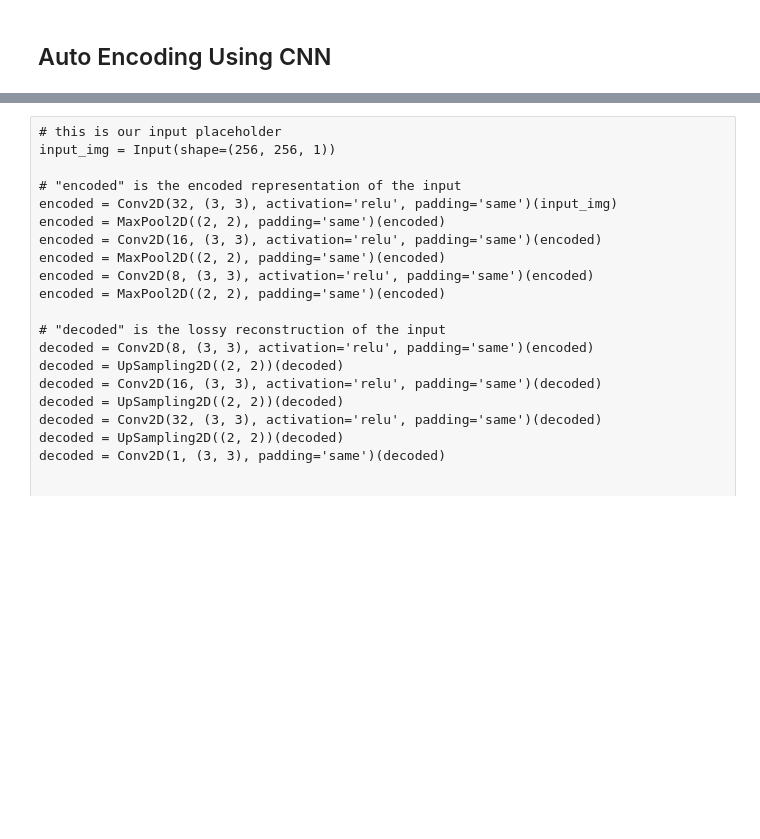
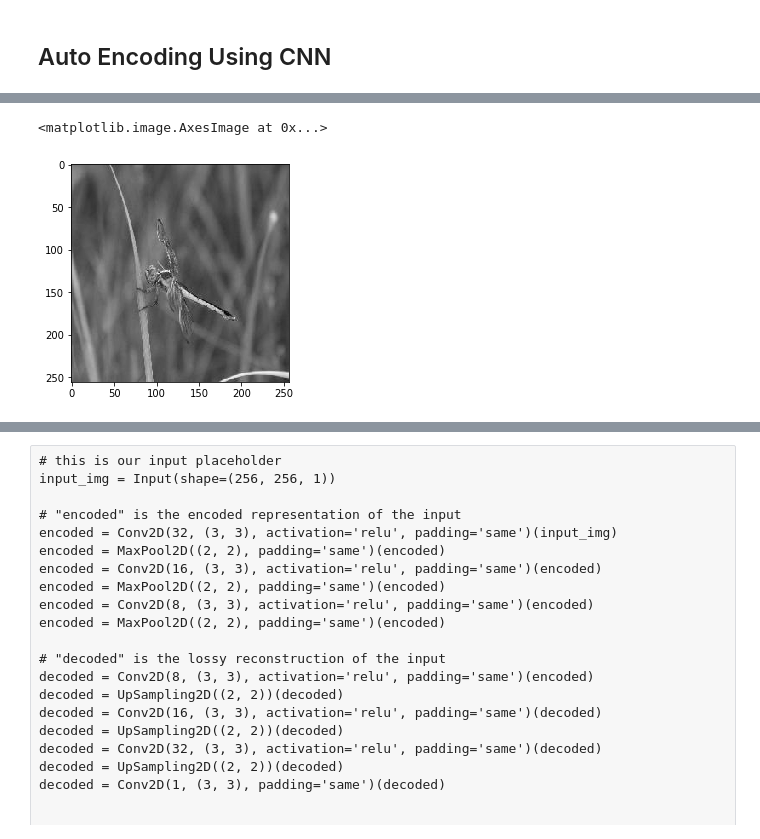
Before and after one commit to Gal-Gilor/The_Linnaeus_Bot, a Jupyter notebook: Unsupervised_models.ipynb, the cells around one changed output, grey strips where cells are left out. Cells and saved outputs as stored; diff of their text form; code cells hidden in the pictures; blank space fills up the shorter version.

```diff
--- a/Unsupervised_models.ipynb
+++ b/Unsupervised_models.ipynb
@@ -70,5 +121,8 @@ preds = autoencoder.predict(x_val)
 # %%
 reverted_x = np.squeeze(x_val, axis=-1)
 # %%
-plt.imshow(reverted_x[2].reshape(256, 256), cmap='gray')
+plt.imshow(reverted_x[12].reshape(256, 256), cmap='gray')
+# %% [output]
+<matplotlib.image.AxesImage at 0x...>
+[figure, added]
 # %%
```
Also changed, not shown: parts of 14 cells of this notebook.
